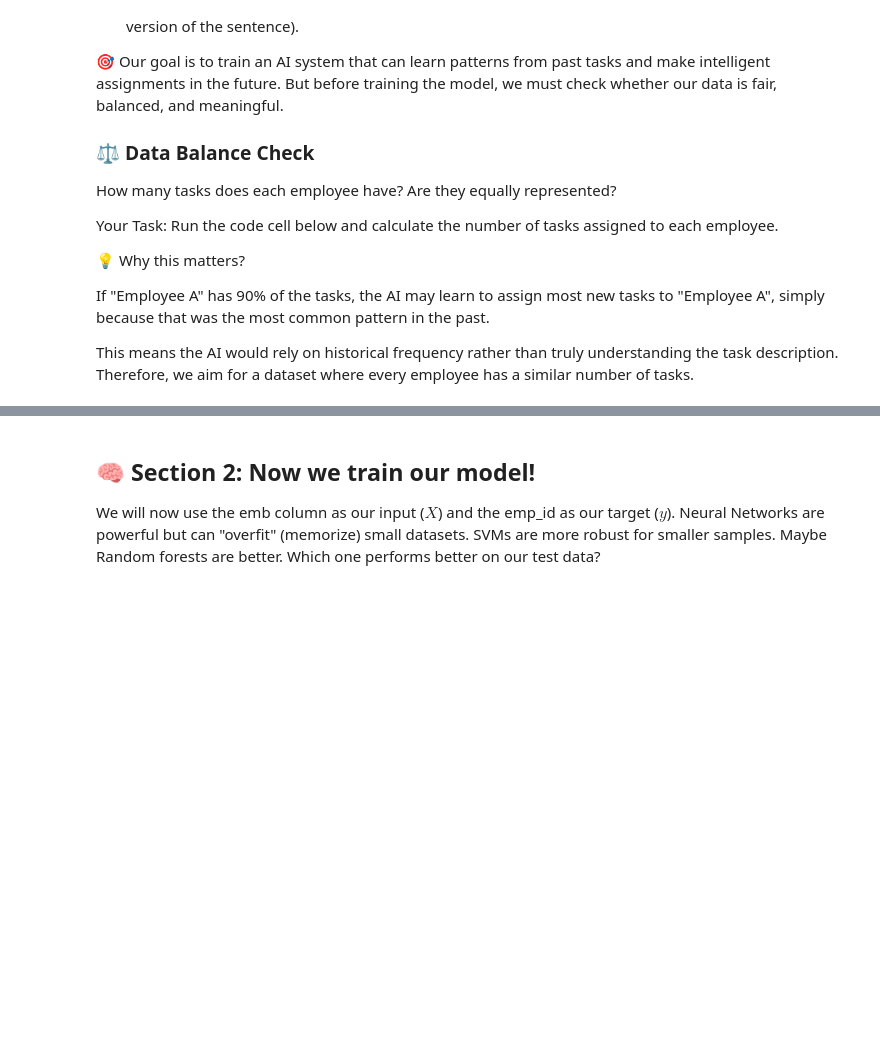
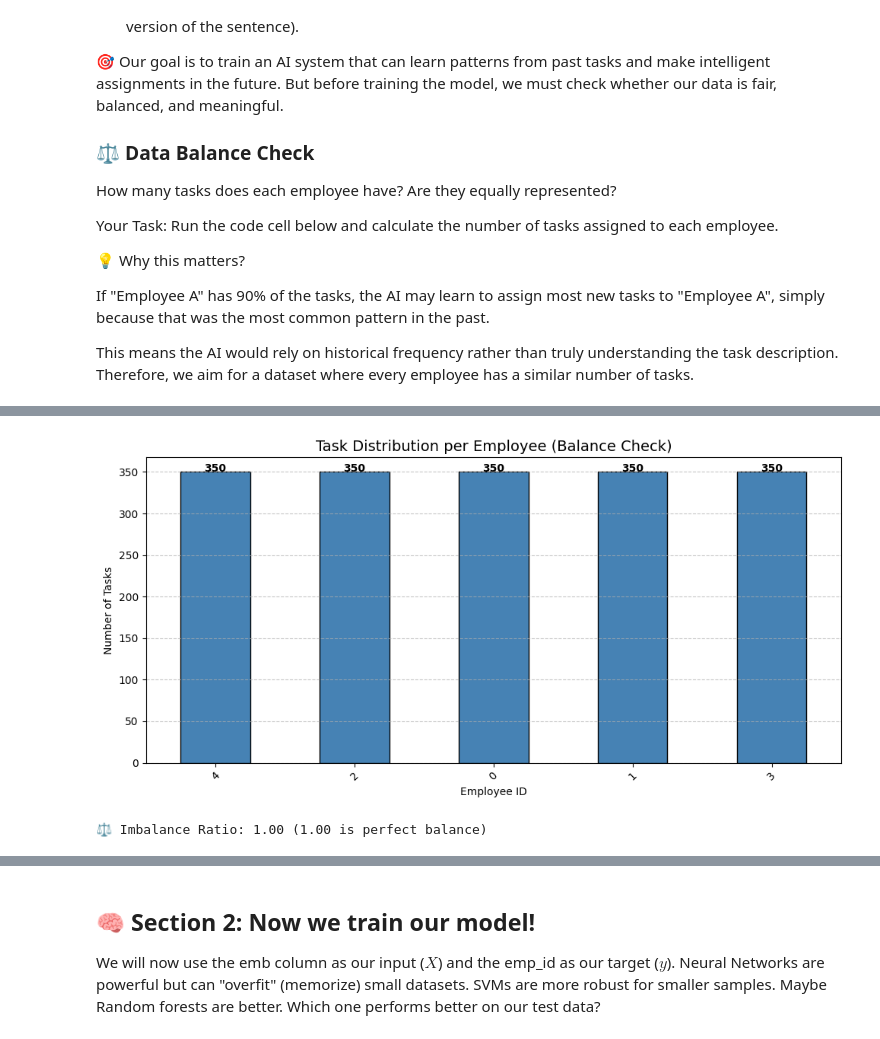
Before and after one commit to eth-bmai-fs26/project, a Jupyter notebook: week1/task_meeting/project_task_meeting.ipynb, the cells around one changed output, grey strips where cells are left out. Cells and saved outputs as stored; diff of their text form; code cells hidden in the pictures; blank space fills up the shorter version.

```diff
--- a/week1/task_meeting/project_task_meeting.ipynb
+++ b/week1/task_meeting/project_task_meeting.ipynb
@@ -130,0 +108,65 @@ Total Rows: 1000
+# %%
+import os
+import pandas as pd
+import numpy as np
+import matplotlib.pyplot as plt
+from IPython.display import display, Markdown
+
+df = pd.read_pickle(os.path.join(DATASET_FOLDER, 'employee_tasks_hybrid.pkl'))
+
+# ---------------------------------------------------------
+# 📊 SECTION A: DATASET OVERVIEW
+# ---------------------------------------------------------
+
+# Generate a Markdown table for Column Names & Types
+col_table = "| Column Name | Data Type |\n| :--- | :--- |\n"
+for col_name, dtype in df.dtypes.items():
+    col_table += f"| **{col_name}** | `{dtype}` |\n"
+
+# Create the main Overview String
+overview_text = f"""
+### 📊 Dataset Overview
+| Metric | Value |
+| :--- | :--- |
+| **Total Rows (Tasks)** | {df.shape[0]} |
+| **Total Columns** | {df.shape[1]} |
+| **Missing Values** | {df.isnull().sum().sum()} |
+
+#### 📋 Column Details:
+{col_table}
+"""
+
+# Render the Markdown
+display(Markdown(overview_text))
+
+# We create a dictionary from the dataframe to map ID numbers back to Role names
+id_to_role = df.set_index('employee_id')['role'].to_dict()
+
+# ---------------------------------------------------------
+# 🔢 SECTION B: TASKS PER EMPLOYEE (Array & Distribution)
+# ---------------------------------------------------------
+
+# 1. Get the counts
+employee_counts = df['employee_id'].value_counts()
+
+# Create a clean plot
+fig, ax = plt.subplots(figsize=(10, 5))
+employee_counts.plot(kind='bar', ax=ax, color='steelblue', edgecolor='black')
+
+ax.set_title(f"Task Distribution per Employee (Balance Check)", fontsize=14)
+ax.set_ylabel("Number of Tasks")
+ax.set_xlabel("Employee ID")
+plt.xticks(rotation=45)
+plt.grid(axis='y', linestyle='--', alpha=0.7)
+
+# Add value labels on top of bars
+for i, v in enumerate(employee_counts):
+    ax.text(i, v + 0.5, str(v), ha='center', fontweight='bold')
+
+plt.tight_layout()
+plt.show()
+
+# Final Imbalance Check
+imbalance_ratio = employee_counts.max() / employee_counts.min()
+print(f"⚖️ Imbalance Ratio: {imbalance_ratio:.2f} (1.00 is perfect balance)")
+# %% [output]
@@ -130,0 +188,2 @@ Total Rows: 1000
+[figure, added]
+⚖️ Imbalance Ratio: 1.00 (1.00 is perfect balance)
```
Also changed, not shown: parts of 24 cells of this notebook.
